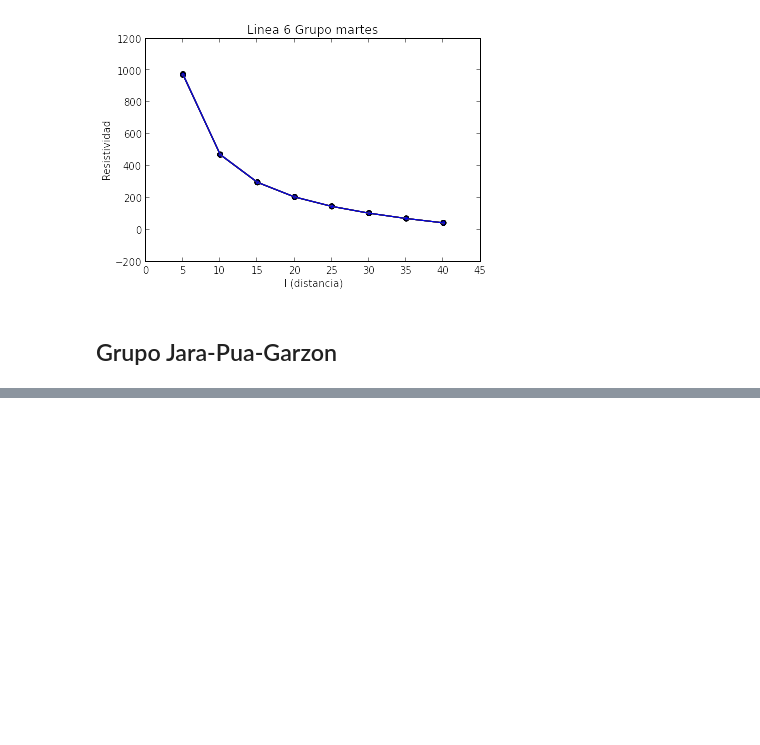
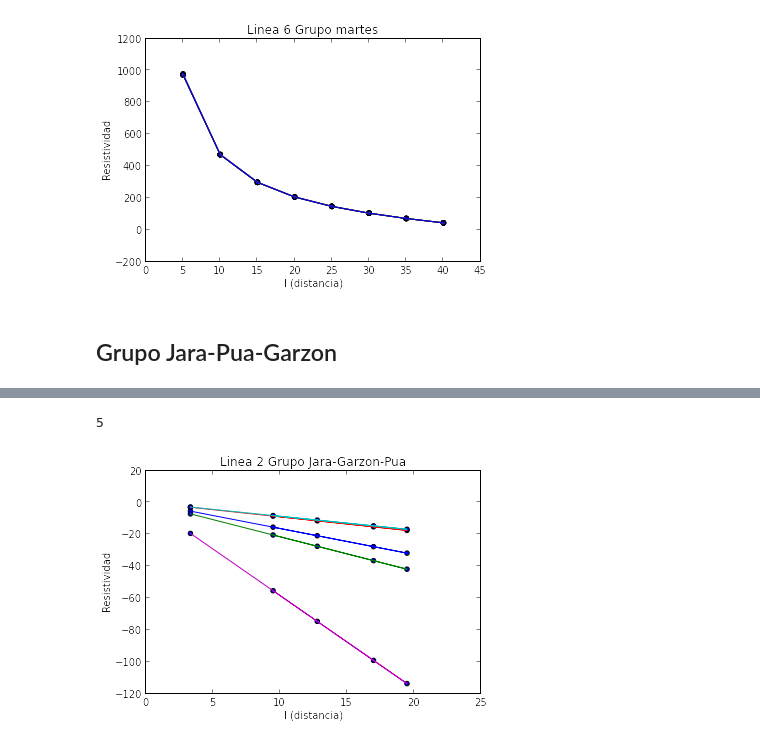
Before and after one commit to LinaPerez/Geophysics, a Jupyter notebook: Resistividad/Resistividad.ipynb, the cells around one changed output, grey strips where cells are left out. Cells and saved outputs as stored; diff of their text form; code cells hidden in the pictures; blank space fills up the shorter version.

```diff
--- a/Resistividad/Resistividad.ipynb
+++ b/Resistividad/Resistividad.ipynb
@@ -388,0 +407,18 @@ for i in range (len(I_5m1)):
+# %%
+datosg2 = np.loadtxt('grupo_jara_linea2')
+l_g2 = datosg2[:,0]
+I_g2 = datosg2[:,1]
+V_g2 = datosg2[:,2]
+print len(V_g2)
+for i in range (len(I_g2)):
+    res_ag2 = 2*pi*(V_g2[4]-V_g2[0])*(l_g2)
+    res_bg2 =  I_g2[i]
+    resistividad_g2 = (res_ag2 / res_bg2)
+    plot (l_g2, resistividad_g2)
+    scatter (l_g2, resistividad_g2)
+    plt.title('Linea 2 Grupo Jara-Garzon-Pua')
+    plt.xlabel('l (distancia)')
+    plt.ylabel('Resistividad')
+# %% [output]
+5
+[figure, added]
```
Also changed, not shown: parts of 5 cells of this notebook.
